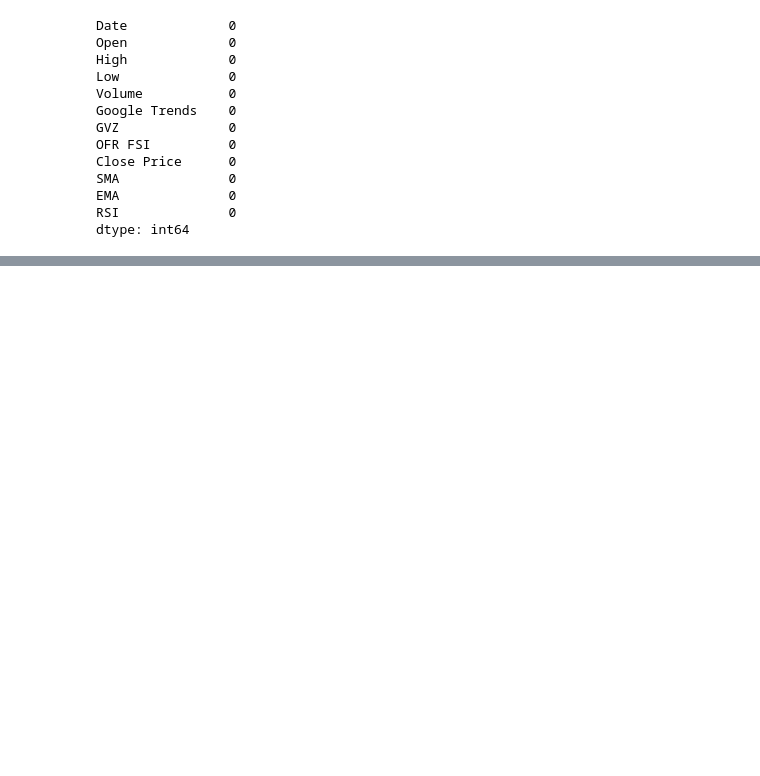
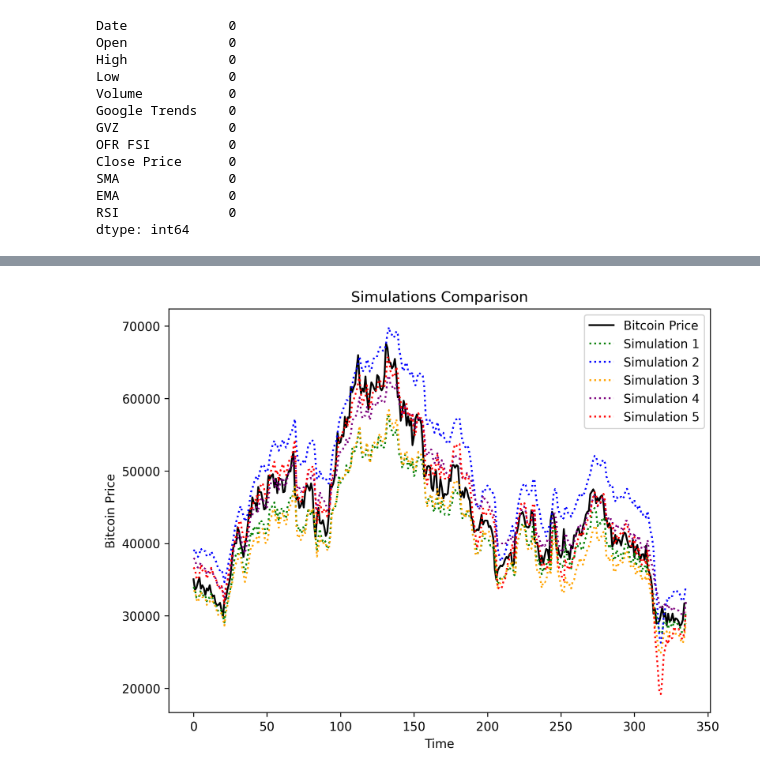
Before and after one commit to rafaelfioretti/gru_thesis, a Jupyter notebook: Thesis.ipynb, the cells around one changed output, grey strips where cells are left out. Drawn from its saved outputs; the diff is of its cells as text; code cells hidden in the pictures; blank space fills up the shorter version.

```diff
--- a/Thesis.ipynb
+++ b/Thesis.ipynb
@@ -424,0 +534,17 @@ print(sys.version)
+# %%
+#Simulation 5
+
+#Create Dataset
+x_train_trans_sim5, y_train_trans_sim5, x_test_trans_sim5, y_test_trans_sim5 = create_datasets(gtrends=True,gvz=True,ofr=True,label=True,num_steps=30)
+
+#Create the model
+model_sim5 = model_gen_fit(x_train_trans_sim5, y_train_trans_sim5, x_test_trans_sim5, y_test_trans_sim5, config_sim5)
+
+#Predict
+prediction_sim5 = model_sim5.predict(x_test_trans_sim5,batch_size=config_sim5[0])
+
+#Calculate Metrics
+#1 - Calculate MSE
+sim5_mse = mean_squared_error(y_test_trans_sim5, prediction_sim5)
+#2 - Calculate RMSE
+sim5_rmse = np.sqrt(sim5_mse)
@@ -425,3 +642,20 @@ print(sys.version)
+# %%
+#Plot Graph Comparison
+plt.figure(figsize=(8, 6), dpi=300)
+plt.plot(y_test_inverse, color = 'black', label = 'Bitcoin Price')
+plt.plot(result_pred_scenario1_inv, linestyle=':',color = 'green', label = 'Simulation 1')
+plt.plot(result_pred_scenario2_inv, linestyle=':',color = 'blue', label = 'Simulation 2')
+plt.plot(result_pred_scenario3_inv, linestyle=':',color = 'orange', label = 'Simulation 3')
+plt.plot(result_pred_scenario4_inv, linestyle=':',color = 'purple', label = 'Simulation 4')
+plt.plot(result_pred_scenario5_inv, linestyle=':',color = 'red', label = 'Simulation 5')
+plt.title('Simulations Comparison')
+plt.xlabel('Time')
+plt.ylabel('Bitcoin Price')
+plt.legend()
+plt.savefig('Simulation_comparison.pdf')
+plt.show()
+# %% [output]
+[figure, added]
 # %%
 # print("")
 # print('-------------------- Model Summary --------------------')
```
Also changed, not shown: parts of 34 cells of this notebook.
